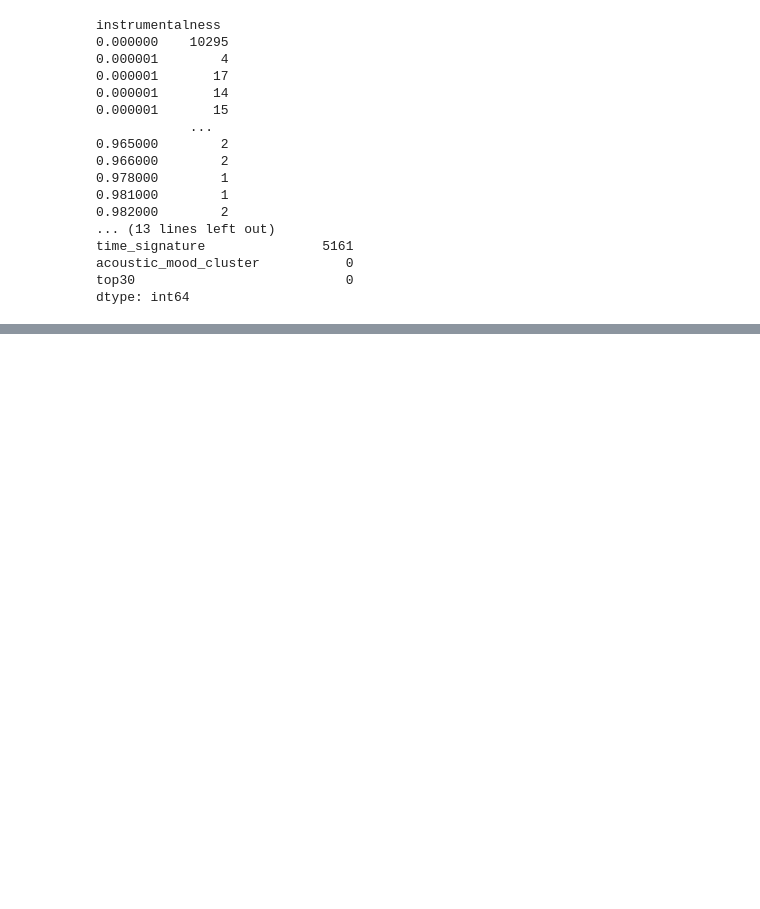
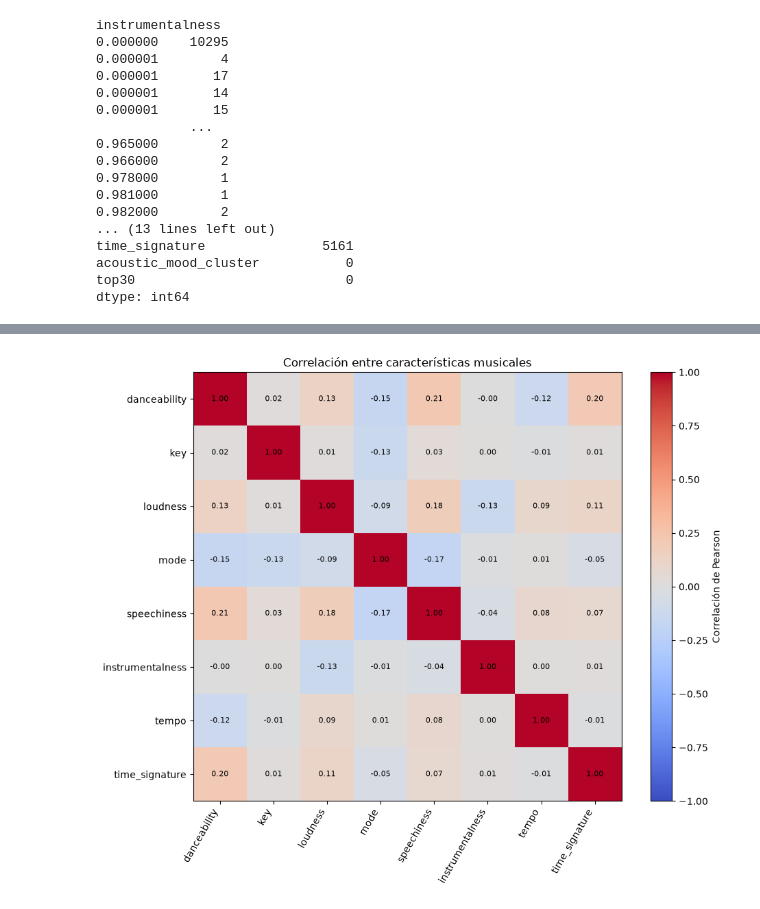
Before and after one commit to alicia-ms/Reto1_Alicia_XabierG_PIA-SAA-MIA, a Jupyter notebook: notebooks/01_analisis_exploratorio.ipynb, the cells around one changed output, grey strips where cells are left out. Saved outputs shown, nothing was run; the diff lists cells and outputs as text; code cells hidden in the pictures; blank space fills up the shorter version.

```diff
--- a/notebooks/01_analisis_exploratorio.ipynb
+++ b/notebooks/01_analisis_exploratorio.ipynb
@@ -158,0 +181,2 @@ dtype: int64
+# %%
+df.dropna(subset=['spotify_genre'], inplace=True)
@@ -158,0 +191,8 @@ dtype: int64
+# %%
+variable_media = df["spotify_track_duration_ms"].mean()
+
+variable_moda = df["spotify_track_explicit"].mode()[0]
+
+df["spotify_track_duration_ms"] = df["spotify_track_duration_ms"].fillna(variable_media)
+
+df["spotify_track_explicit"] = df["spotify_track_explicit"].fillna(variable_moda)
@@ -158,0 +287,45 @@ dtype: int64
+# %%
+
+import pandas as pd
+import matplotlib.pyplot as plt
+
+audio_cols = [
+    "danceability",
+    "key",
+    "loudness",
+    "mode",
+    "speechiness",
+    "instrumentalness",
+    "tempo",
+    "time_signature"
+]
+
+df[audio_cols] = df[audio_cols].apply(
+    pd.to_numeric, errors="coerce"
+)
+
+corr = df[audio_cols].corr(method="pearson")
+
+display(corr.round(2))
+
+fig, ax = plt.subplots(figsize=(10, 8))
+
+im = ax.imshow(corr, vmin=-1, vmax=1, cmap="coolwarm")
+
+ax.set_xticks(range(len(audio_cols)))
+ax.set_xticklabels(audio_cols, rotation=60, ha="right")
+ax.set_yticks(range(len(audio_cols)))
+ax.set_yticklabels(audio_cols)
+
+for i in range(len(audio_cols)):
+    for j in range(len(audio_cols)):
+        value = corr.iloc[i, j]
+        if pd.notna(value):
+            ax.text(j, i, f"{value:.2f}",
+                    ha="center", va="center", fontsize=8)
+
+fig.colorbar(im, ax=ax, label="Correlación de Pearson")
+ax.set_title("Correlación entre características musicales")
+plt.tight_layout()
+plt.show()
+# %% [output]
@@ -158,0 +341 @@ dtype: int64
+[figure, added]
```
Also changed, not shown: parts of 16 cells of this notebook, 3 other files.
